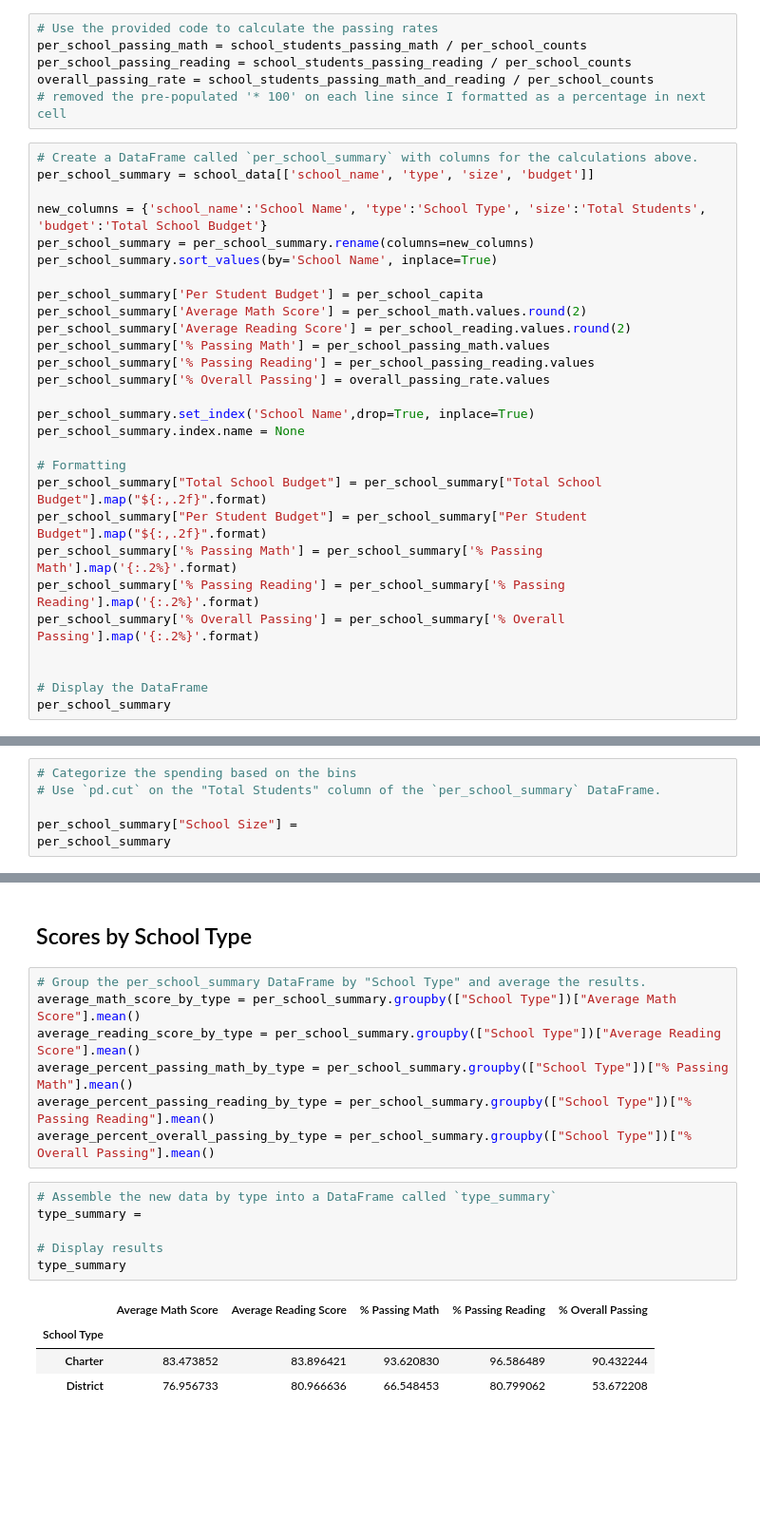
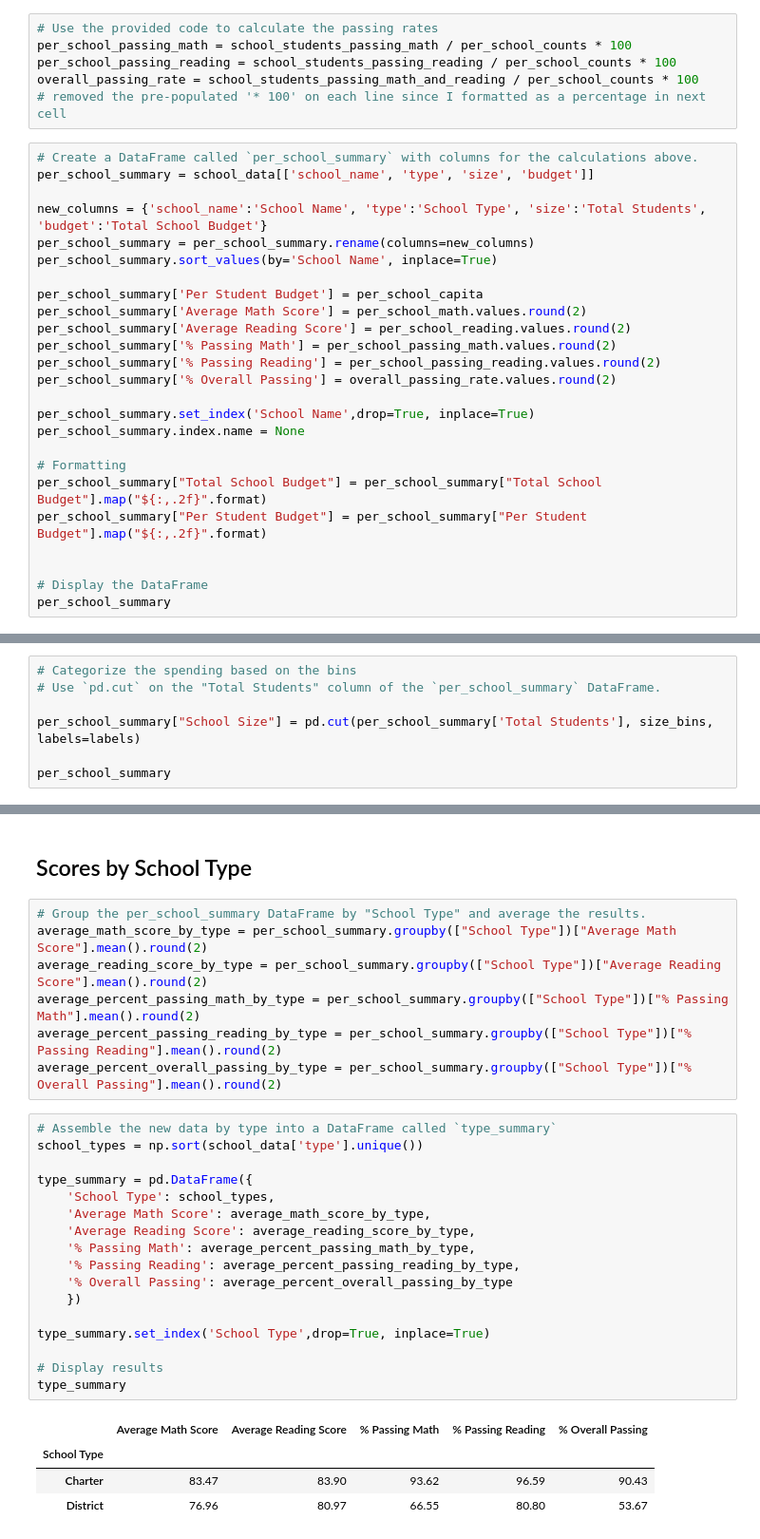
Before and after one commit to bsvab/pandas-challenge, a Jupyter notebook: PyCitySchools/PyCitySchools.ipynb, the cells around one changed output, grey strips where cells are left out. Shown at 95% size. Drawn from its saved outputs; the diff is of its cells as text; blank space fills up the shorter version.

```diff
--- a/PyCitySchools/PyCitySchools.ipynb
+++ b/PyCitySchools/PyCitySchools.ipynb
@@ -138,9 +139,9 @@ students_passing_math_and_reading = school_data_complete[
 school_students_passing_math_and_reading = students_passing_math_and_reading.groupby(["school_name"]).size()
 # %%
 # Use the provided code to calculate the passing rates
-per_school_passing_math = school_students_passing_math / per_school_counts
-per_school_passing_reading = school_students_passing_reading / per_school_counts
-overall_passing_rate = school_students_passing_math_and_reading / per_school_counts
+per_school_passing_math = school_students_passing_math / per_school_counts * 100
+per_school_passing_reading = school_students_passing_reading / per_school_counts * 100
+overall_passing_rate = school_students_passing_math_and_reading / per_school_counts * 100
 # removed the pre-populated '* 100' on each line since I formatted as a percentage in next cell
 # %%
 # Create a DataFrame called `per_school_summary` with columns for the calculations above.
@@ -153,9 +154,9 @@ per_school_summary.sort_values(by='School Name', inplace=True)
 per_school_summary['Per Student Budget'] = per_school_capita
 per_school_summary['Average Math Score'] = per_school_math.values.round(2)
 per_school_summary['Average Reading Score'] = per_school_reading.values.round(2)
-per_school_summary['% Passing Math'] = per_school_passing_math.values
-per_school_summary['% Passing Reading'] = per_school_passing_reading.values
-per_school_summary['% Overall Passing'] = overall_passing_rate.values
+per_school_summary['% Passing Math'] = per_school_passing_math.values.round(2)
+per_school_summary['% Passing Reading'] = per_school_passing_reading.values.round(2)
+per_school_summary['% Overall Passing'] = overall_passing_rate.values.round(2)
 
 per_school_summary.set_index('School Name',drop=True, inplace=True)
 per_school_summary.index.name = None
@@ -163,9 +164,6 @@ per_school_summary.index.name = None
 # Formatting
 per_school_summary["Total School Budget"] = per_school_summary["Total School Budget"].map("${:,.2f}".format)
 per_school_summary["Per Student Budget"] = per_school_summary["Per Student Budget"].map("${:,.2f}".format)
-per_school_summary['% Passing Math'] = per_school_summary['% Passing Math'].map('{:.2%}'.format)
-per_school_summary['% Passing Reading'] = per_school_summary['% Passing Reading'].map('{:.2%}'.format)
-per_school_summary['% Overall Passing'] = per_school_summary['% Overall Passing'].map('{:.2%}'.format)
 
 
 # Display the DataFrame
@@ -367,7 +378,8 @@ labels = ["Small (<1000)", "Medium (1000-2000)", "Large (2000-5000)"]
 # Categorize the spending based on the bins
 # Use `pd.cut` on the "Total Students" column of the `per_school_summary` DataFrame.
 
-per_school_summary["School Size"] =
+per_school_summary["School Size"] = pd.cut(per_school_summary['Total Students'], size_bins, labels=labels)
+
 per_school_summary
 # %% [output]
 |  | School Type | Total Students | Total School Budget | Per Student Budget | Average Math Score | ... |
@@ -410,19 +431,30 @@ size_summary
 ## Scores by School Type
 # %%
 # Group the per_school_summary DataFrame by "School Type" and average the results.
-average_math_score_by_type = per_school_summary.groupby(["School Type"])["Average Math Score"].mean()
-average_reading_score_by_type = per_school_summary.groupby(["School Type"])["Average Reading Score"].mean()
-average_percent_passing_math_by_type = per_school_summary.groupby(["School Type"])["% Passing Math"].mean()
-average_percent_passing_reading_by_type = per_school_summary.groupby(["School Type"])["% Passing Reading"].mean()
-average_percent_overall_passing_by_type = per_school_summary.groupby(["School Type"])["% Overall Passing"].mean()
+average_math_score_by_type = per_school_summary.groupby(["School Type"])["Average Math Score"].mean().round(2)
+average_reading_score_by_type = per_school_summary.groupby(["School Type"])["Average Reading Score"].mean().round(2)
+average_percent_passing_math_by_type = per_school_summary.groupby(["School Type"])["% Passing Math"].mean().round(2)
+average_percent_passing_reading_by_type = per_school_summary.groupby(["School Type"])["% Passing Reading"].mean().round(2)
+average_percent_overall_passing_by_type = per_school_summary.groupby(["School Type"])["% Overall Passing"].mean().round(2)
 # %%
 # Assemble the new data by type into a DataFrame called `type_summary`
-type_summary =
+school_types = np.sort(school_data['type'].unique())
+
+type_summary = pd.DataFrame({
+    'School Type': school_types,
+    'Average Math Score': average_math_score_by_type,
+    'Average Reading Score': average_reading_score_by_type,
+    '% Passing Math': average_percent_passing_math_by_type,
+    '% Passing Reading': average_percent_passing_reading_by_type,
+    '% Overall Passing': average_percent_overall_passing_by_type
+    })
+
+type_summary.set_index('School Type',drop=True, inplace=True)
 
 # Display results
 type_summary
 # %% [output]
 |  | Average Math Score | Average Reading Score | % Passing Math | % Passing Reading | % Overall Passing |
 | School Type |  |  |  |  |  |
-| Charter | 83.473852 | 83.896421 | 93.620830 | 96.586489 | 90.432244 |
-| District | 76.956733 | 80.966636 | 66.548453 | 80.799062 | 53.672208 |
+| Charter | 83.47 | 83.90 | 93.62 | 96.59 | 90.43 |
+| District | 76.96 | 80.97 | 66.55 | 80.80 | 53.67 |
```
Also changed, not shown: parts of 9 cells of this notebook.
